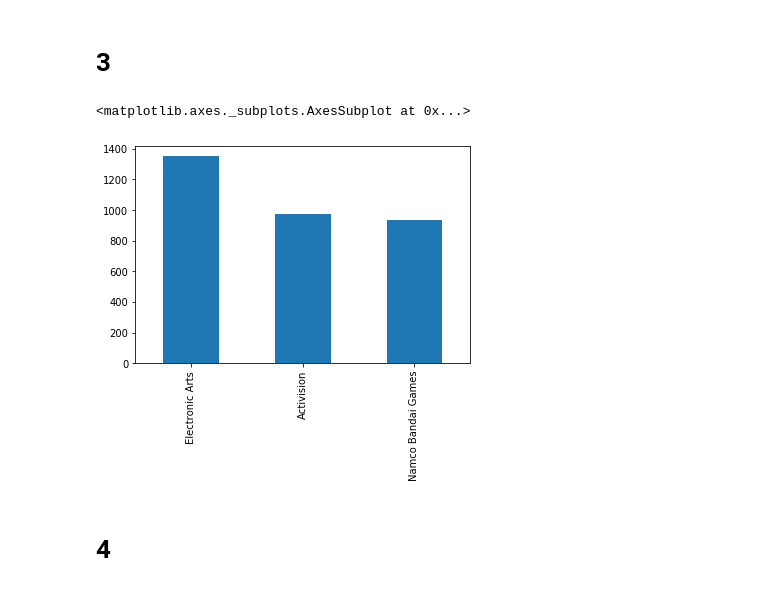
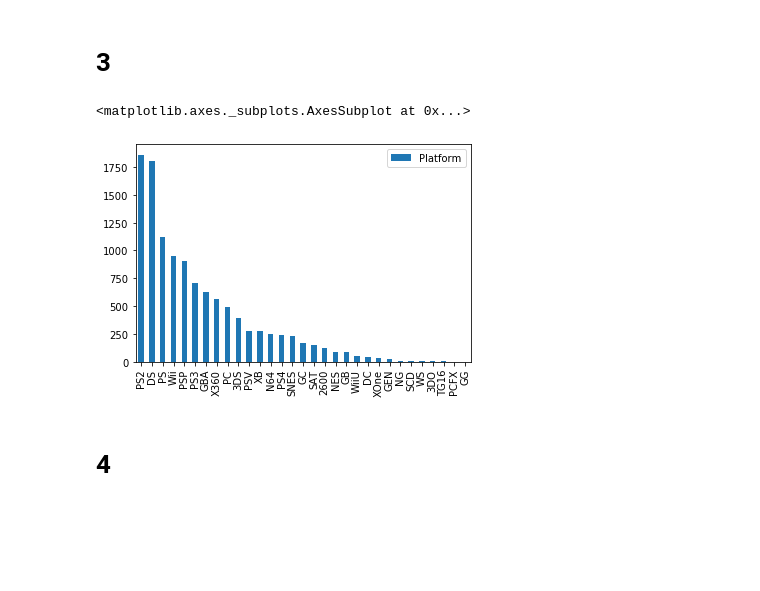
Before and after one commit to egorserdyuk/ASU-Datascience, a Jupyter notebook: Games/games.ipynb, the cells around one changed output. Drawn from its saved outputs; the diff is of its cells as text; code cells hidden in the pictures; blank space fills up the shorter version.

```diff
--- a/Games/games.ipynb
+++ b/Games/games.ipynb
@@ -48,11 +48,14 @@ df.Year.value_counts().plot.bar()
 # %% [markdown]
 # 3
 # %%
-df_pubmany = df['Publisher'].value_counts().head(3)
-df_pubmany.plot.bar()
+df_pubmany = df.drop_duplicates(['Name'])
+df_pubmany = df_pubmany['Platform']
+df_pubmany = df_pubmany.value_counts()#.head(3)
+df_pubmany.plot.bar(stacked=True, legend=True)
+# df['Platform'].unique()
 # %% [output]
 <matplotlib.axes._subplots.AxesSubplot at 0x...>
-[figure, old version]
+[figure, new version]
 # %% [markdown]
 # 4
 # %%
```
Also changed, not shown: parts of 5 cells of this notebook.
